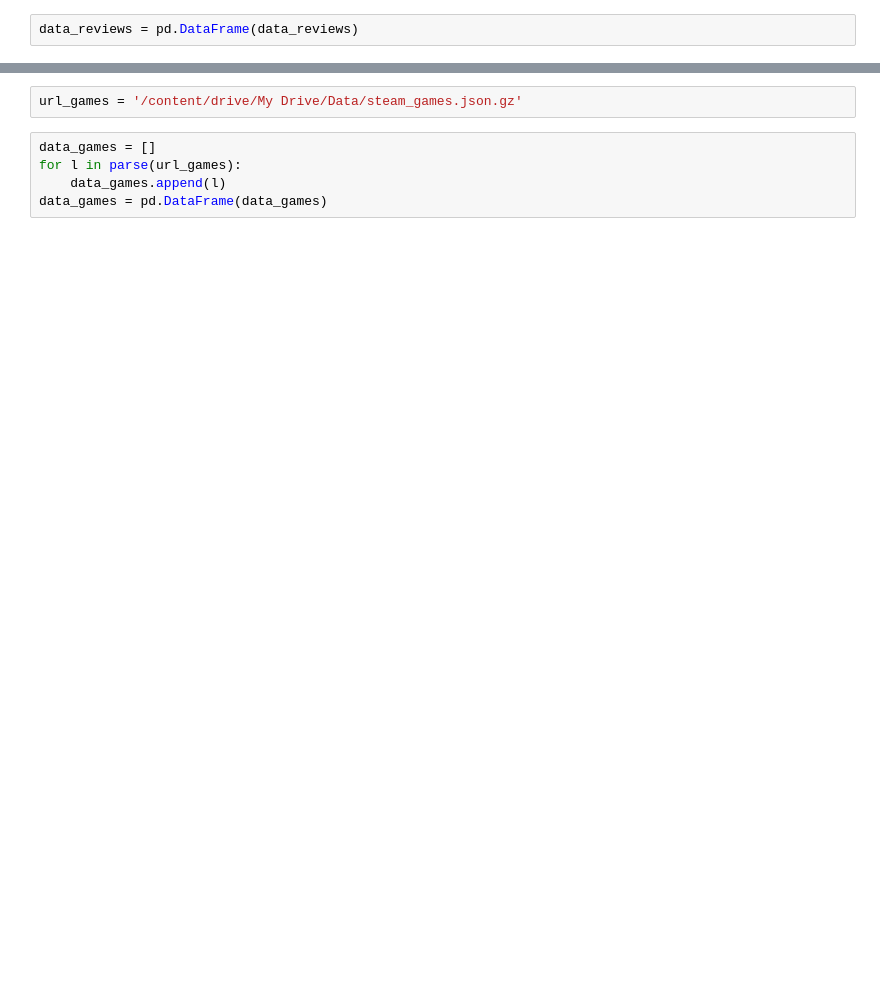
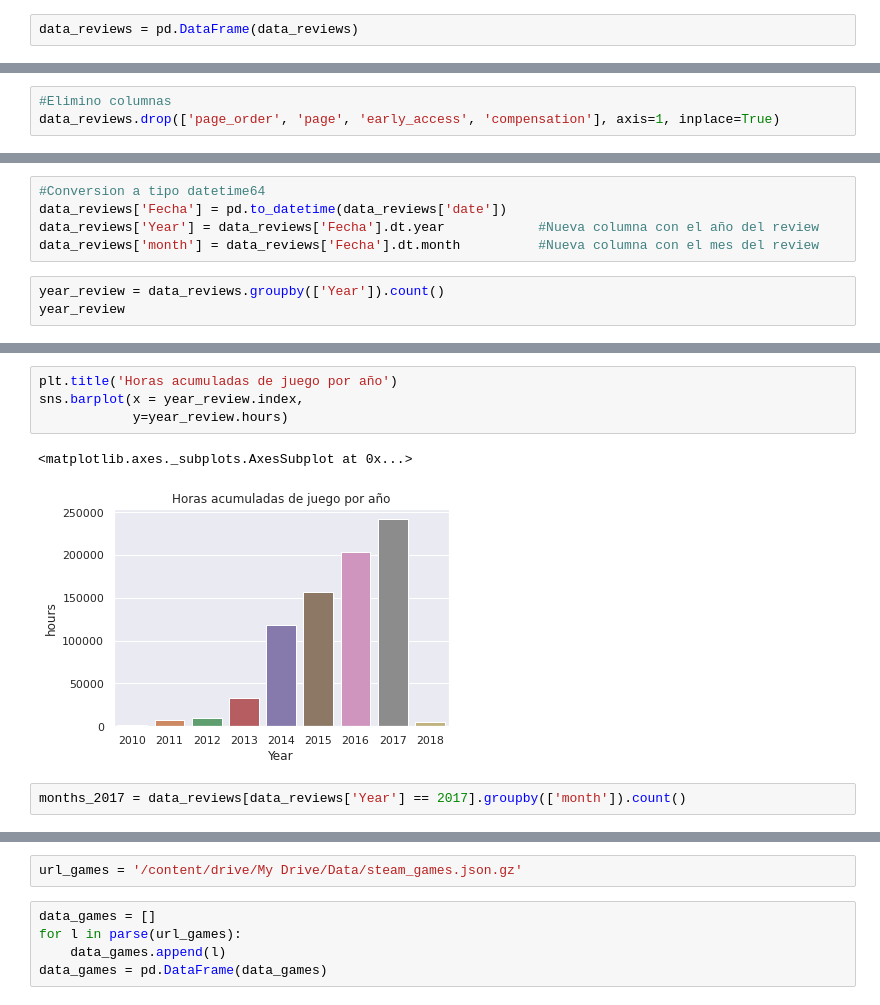
Before and after one commit to nestorjuarezR/Data_Science, a Jupyter notebook: Proyecto3.ipynb, the cells around one changed output, grey strips where cells are left out. Saved outputs shown, nothing was run; the diff lists cells and outputs as text; blank space fills up the shorter version.

```diff
--- a/Proyecto3.ipynb
+++ b/Proyecto3.ipynb
@@ -57,3 +58,6 @@ found_funny     float64
 dtype: object
+# %%
+#Elimino columnas
+data_reviews.drop(['page_order', 'page', 'early_access', 'compensation'], axis=1, inplace=True)
 # %%
 #Porcentaje de valores nulos
@@ -74,0 +118,8 @@ dtype: float64
+# %%
+#Conversion a tipo datetime64
+data_reviews['Fecha'] = pd.to_datetime(data_reviews['date'])
+data_reviews['Year'] = data_reviews['Fecha'].dt.year            #Nueva columna con el año del review
+data_reviews['month'] = data_reviews['Fecha'].dt.month          #Nueva columna con el mes del review
+# %%
+year_review = data_reviews.groupby(['Year']).count()
+year_review
@@ -74,0 +138,9 @@ dtype: float64
+# %%
+plt.title('Horas acumuladas de juego por año')
+sns.barplot(x = year_review.index,
+            y=year_review.hours)
+# %% [output]
+<matplotlib.axes._subplots.AxesSubplot at 0x...>
+[figure, added]
+# %%
+months_2017 = data_reviews[data_reviews['Year'] == 2017].groupby(['month']).count()
```
Also changed, not shown: parts of 24 cells of this notebook.
